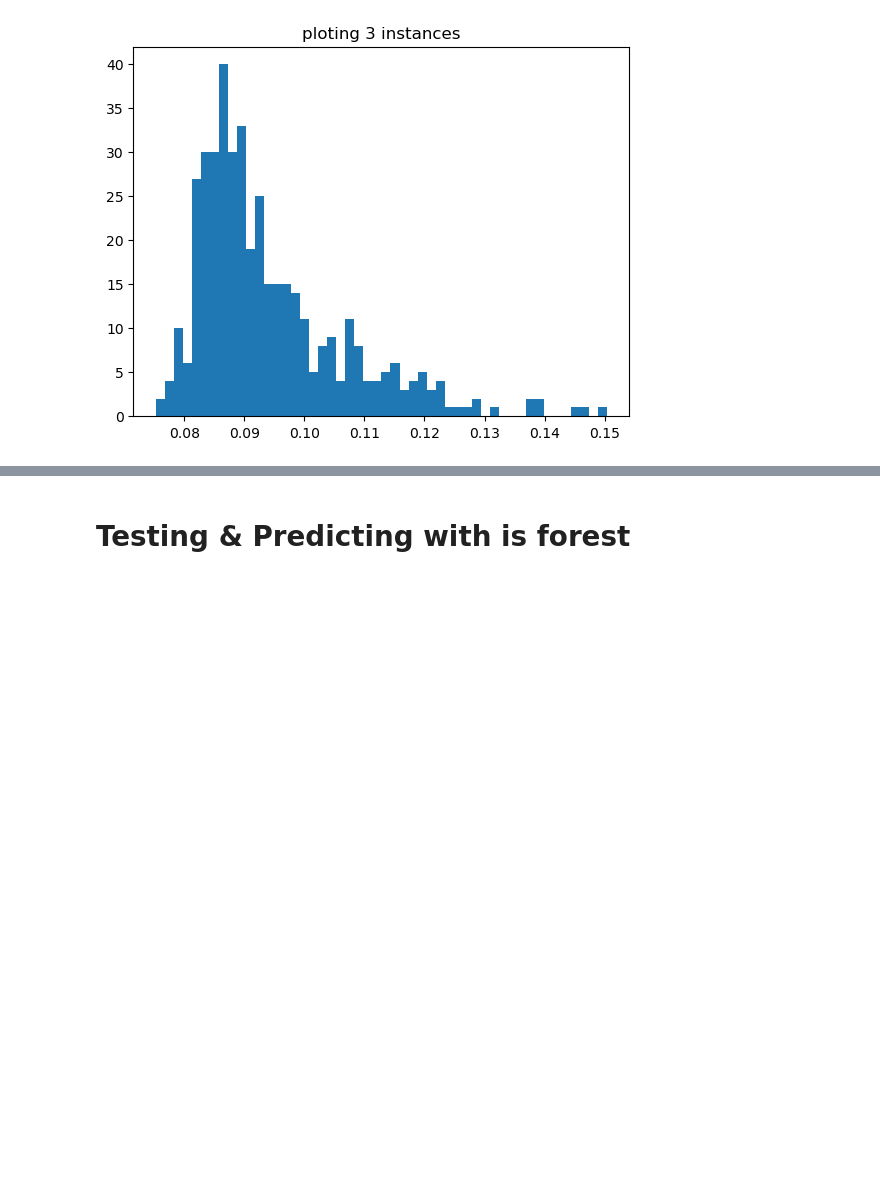
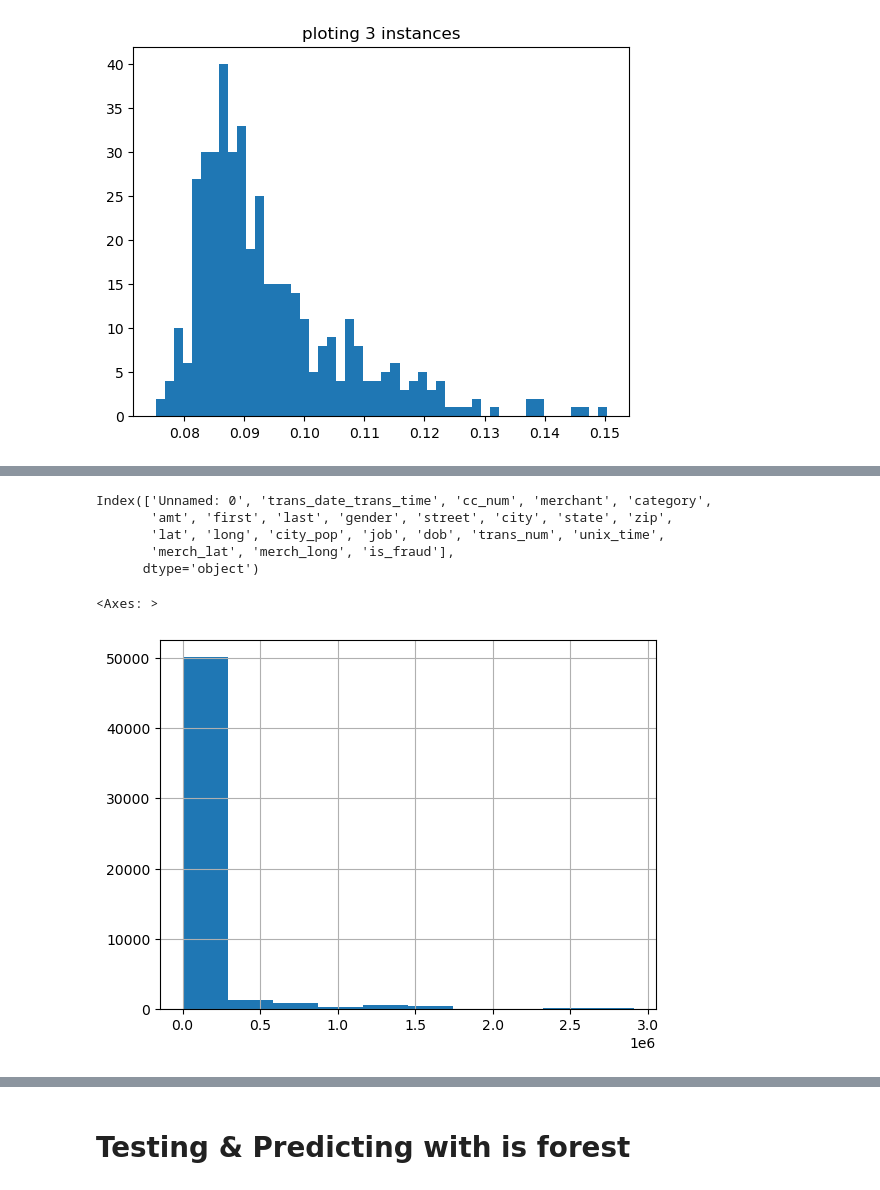
Before and after one commit to NabilYimer/SecureSwipe-Safeguarding-Credit-Card-Transactions-with-Anomaly-Detection, a Jupyter notebook: CC.ipynb, the cells around one changed output, grey strips where cells are left out. Cells and saved outputs as stored; diff of their text form; code cells hidden in the pictures; blank space fills up the shorter version.

```diff
--- a/CC.ipynb
+++ b/CC.ipynb
@@ -523,0 +534,13 @@ print(f'prec,recall {precision,recall}')
+# %%
+train_l.columns
+# %% [output]
+Index(['Unnamed: 0', 'trans_date_trans_time', 'cc_num', 'merchant', 'category',
+       'amt', 'first', 'last', 'gender', 'street', 'city', 'state', 'zip',
+       'lat', 'long', 'city_pop', 'job', 'dob', 'trans_num', 'unix_time',
+       'merch_lat', 'merch_long', 'is_fraud'],
+      dtype='object')
+# %%
+train_l['city_pop'].hist()
+# %% [output]
+<Axes: >
+[figure, added]
```
Also changed, not shown: parts of 47 cells of this notebook.
